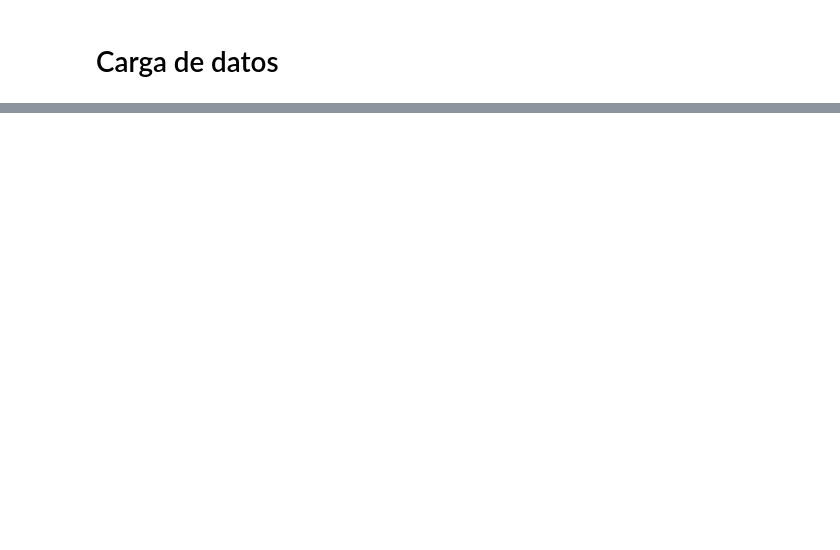
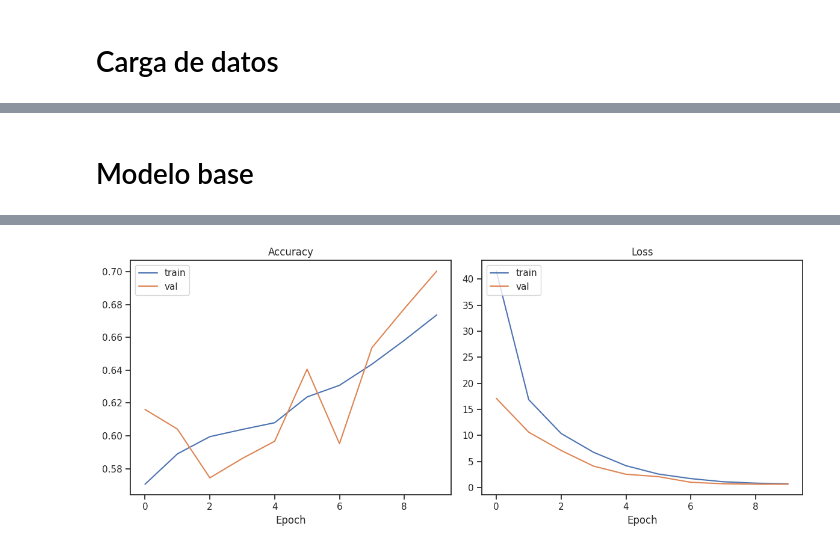
Before and after one commit to jgromero/dasoc-ap, a Jupyter notebook: emotions/emotions.ipynb, the cells around one changed output, grey strips where cells are left out. Cells and saved outputs as stored; diff of their text form; code cells hidden in the pictures; blank space fills up the shorter version.

```diff
--- a/emotions/emotions.ipynb
+++ b/emotions/emotions.ipynb
@@ -60,0 +137,8 @@ Different values of the 'healthy' column: [1 0]
+# %%
+X_train = data_train['text']
+y_train = data_train['label_binary']
+
+X_val = data_val['text']
+y_val = data_val['label_binary']
+# %% [markdown]
+# Modelo base
@@ -60,0 +147,25 @@ Different values of the 'healthy' column: [1 0]
+# %%
+# Modelo base
+vectorizer = TextVectorization(
+    max_tokens=20000,
+    output_sequence_length=100)
+vectorizer.adapt(X_train)
+
+base_model = Sequential([
+    vectorizer,
+    Dense(64, activation='relu'),
+    Dense(1,  activation='sigmoid')
+])
+
+base_model.compile(optimizer='adam', loss='binary_crossentropy', metrics=['accuracy'])
+
+# Entrenamiento
+history = base_model.fit(
+    tf.convert_to_tensor(X_train),
+    y_train,
+    epochs=10,
+    validation_data=(tf.convert_to_tensor(X_val), y_val)
+)
+
+plot_training_history(history)
+# %% [output]
@@ -60,0 +192 @@ Different values of the 'healthy' column: [1 0]
+[figure, added]
```
Also changed, not shown: parts of 17 cells of this notebook.
